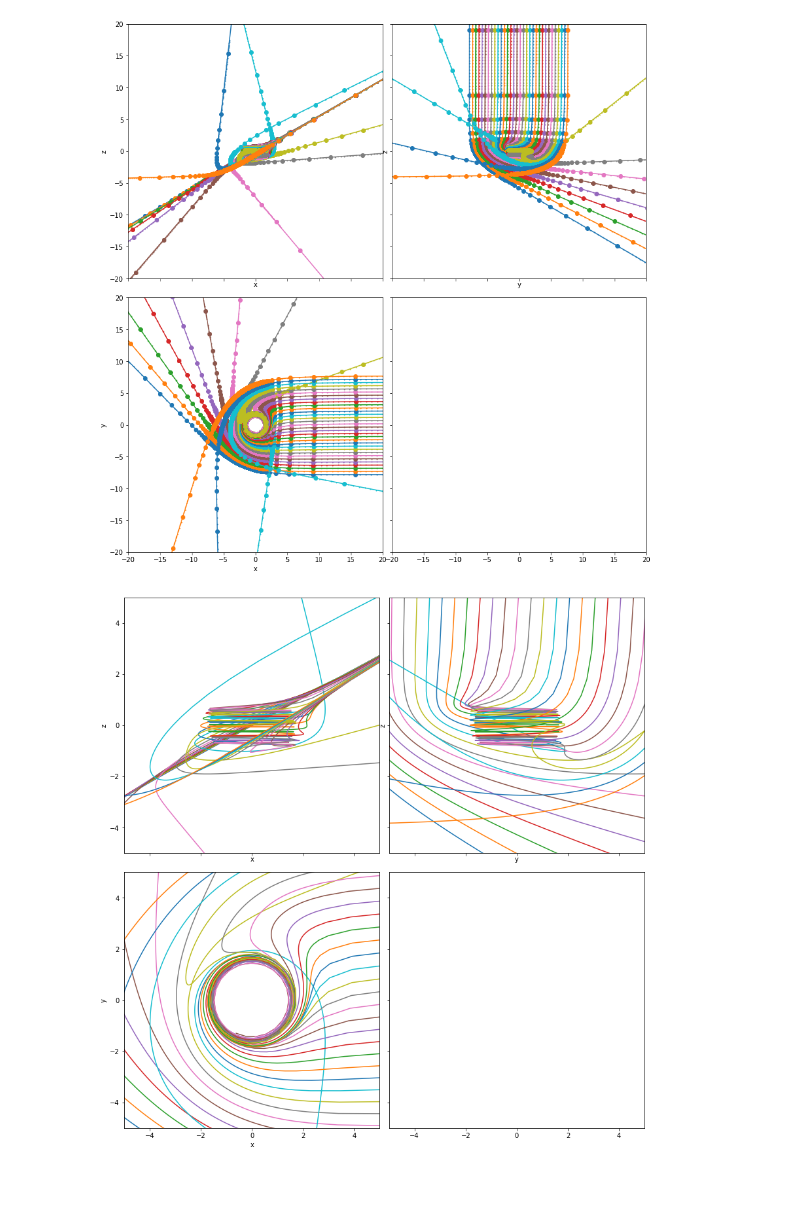
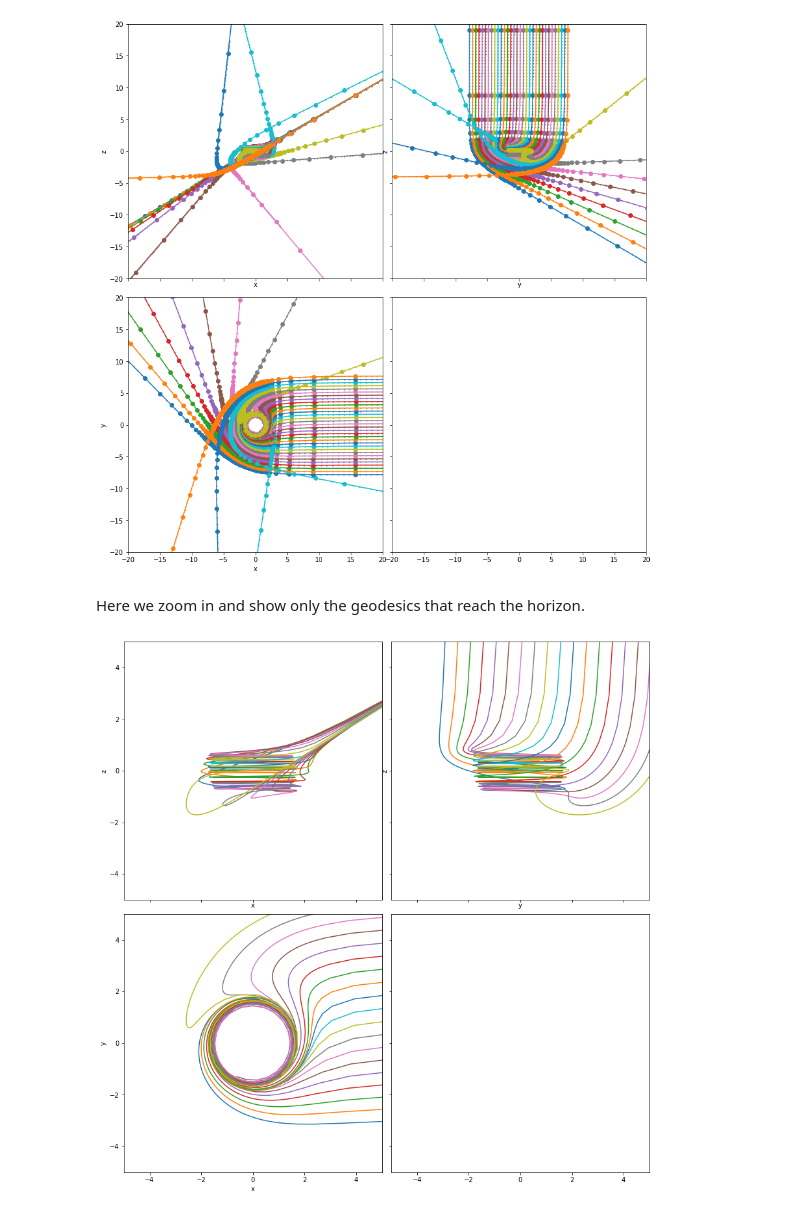
Before and after one commit to adxsrc/pray, a Jupyter notebook: demos/geode.ipynb, the cells around one changed output. Saved outputs shown, nothing was run; the diff lists cells and outputs as text; code cells hidden in the pictures; blank space fills up the shorter version.

Commit message:
Improve figures

```diff
--- a/demos/geode.ipynb
+++ b/demos/geode.ipynb
@@ -92,40 +92,42 @@ ax.set_ylim(-20,20)
 ax.set_aspect('equal')
 # %% [output]
 [figure]
-# %%
-fig, axes = plt.subplots(2,2, figsize=(12,12), sharex=True, sharey=True)
-
-for i,j in product(range(32), range(15,16)):
-    axes[0][0].plot(fx[:,i,j], fz[:,i,j], '-', color=f'C{i}')
-    axes[0][1].plot(fy[:,i,j], fz[:,i,j], '-', color=f'C{i}')
-    axes[1][0].plot(fx[:,i,j], fy[:,i,j], '-', color=f'C{i}')
-
-fig.tight_layout()
-
-ax = axes[0][0]
-ax.set_xlabel('x')
-ax.set_ylabel('z')
-ax.set_xlim(-5,5)
-ax.set_ylim(-5,5)
-ax.set_aspect('equal')
-
-ax = axes[0][1]
-ax.set_xlabel('y')
-ax.set_ylabel('z')
-ax.set_xlim(-5,5)
-ax.set_ylim(-5,5)
-ax.set_aspect('equal')
-
-ax = axes[1][0]
-ax.set_xlabel('x')
-ax.set_ylabel('y')
-ax.set_xlim(-5,5)
-ax.set_ylim(-5,5)
-ax.set_aspect('equal')
-
-ax = axes[1][1]
-ax.set_xlim(-5,5)
-ax.set_ylim(-5,5)
-ax.set_aspect('equal')
-# %% [output]
-[figure, removed]
+# %% [markdown]
+Here we zoom in and show only the geodesics that reach the horizon.
+# %%
+fig, axes = plt.subplots(2,2, figsize=(12,12), sharex=True, sharey=True)
+
+for i,j in product(range(10,29), range(15,16)):
+    axes[0][0].plot(fx[:,i,j], fz[:,i,j], '-', color=f'C{i}')
+    axes[0][1].plot(fy[:,i,j], fz[:,i,j], '-', color=f'C{i}')
+    axes[1][0].plot(fx[:,i,j], fy[:,i,j], '-', color=f'C{i}')
+
+fig.tight_layout()
+
+ax = axes[0][0]
+ax.set_xlabel('x')
+ax.set_ylabel('z')
+ax.set_xlim(-5,5)
+ax.set_ylim(-5,5)
+ax.set_aspect('equal')
+
+ax = axes[0][1]
+ax.set_xlabel('y')
+ax.set_ylabel('z')
+ax.set_xlim(-5,5)
+ax.set_ylim(-5,5)
+ax.set_aspect('equal')
+
+ax = axes[1][0]
+ax.set_xlabel('x')
+ax.set_ylabel('y')
+ax.set_xlim(-5,5)
+ax.set_ylim(-5,5)
+ax.set_aspect('equal')
+
+ax = axes[1][1]
+ax.set_xlim(-5,5)
+ax.set_ylim(-5,5)
+ax.set_aspect('equal')
+# %% [output]
+[figure, added]
```
Also changed, not shown: parts of 1 cell of this notebook.
